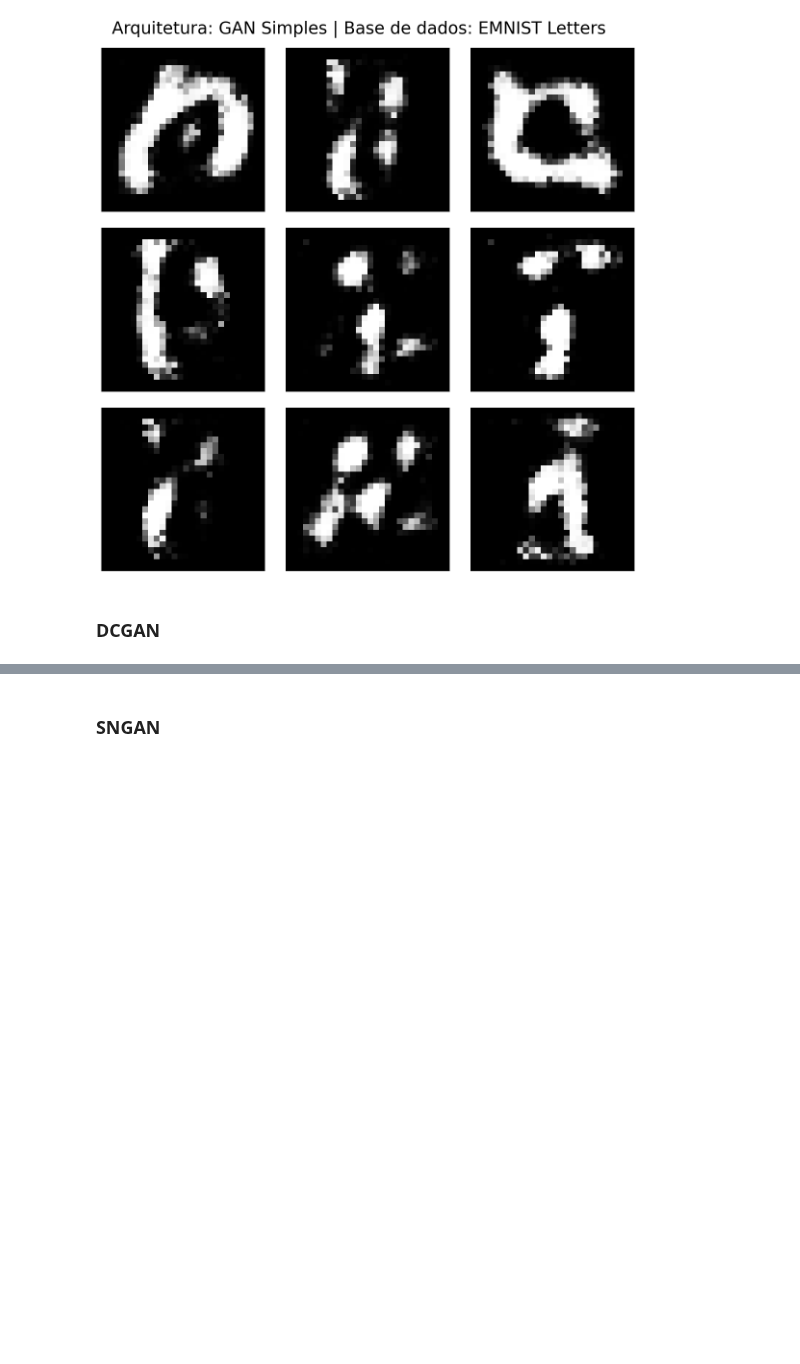
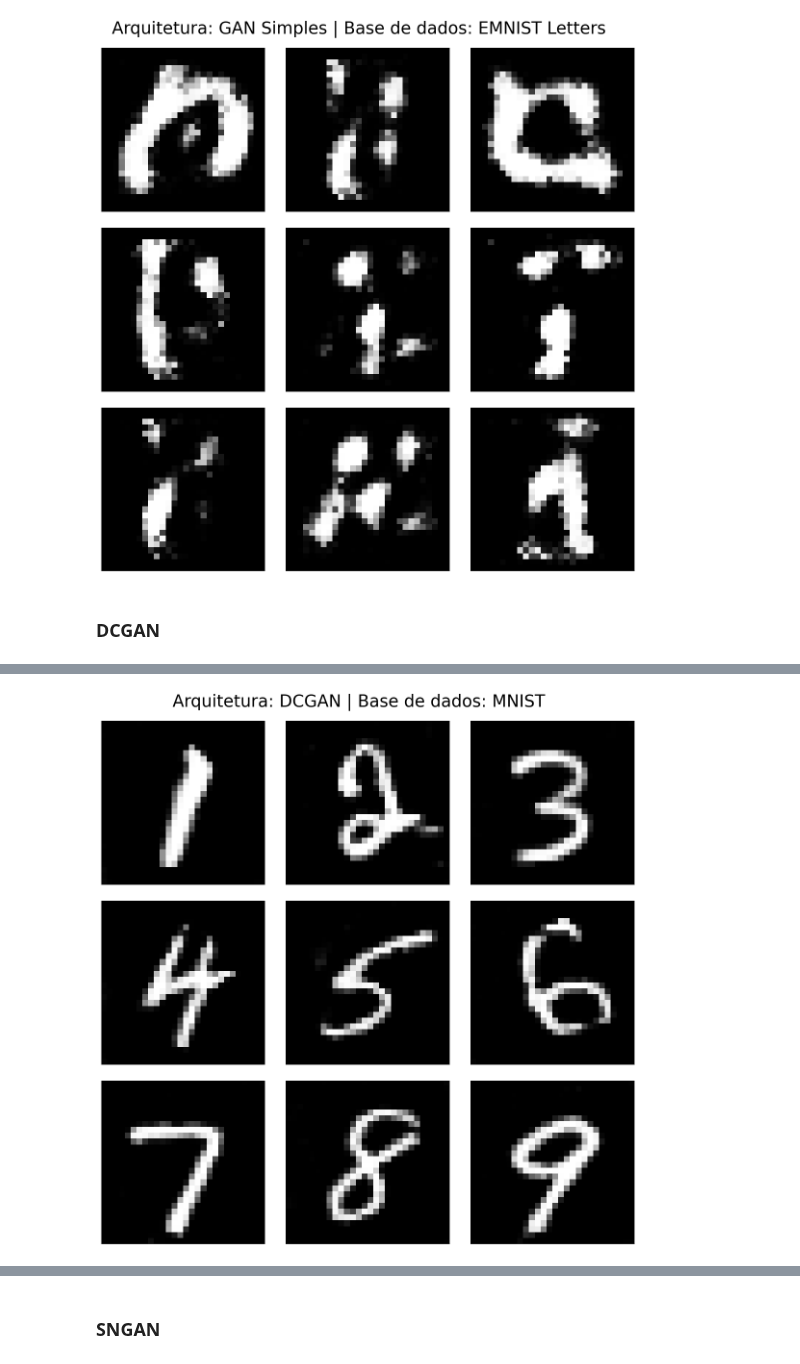
Before and after one commit to Alyssonmach/artificial-augmentation-gans, a Jupyter notebook: article-resources/render-figures.ipynb, the cells around one changed output, grey strips where cells are left out. Drawn from its saved outputs; the diff is of its cells as text; code cells hidden in the pictures; blank space fills up the shorter version.

```diff
--- a/article-resources/render-figures.ipynb
+++ b/article-resources/render-figures.ipynb
@@ -79,0 +126,6 @@ utils.grid_images(image_array = images_arrays_emnist_letters, cmap = 'gray',
+# %%
+utils.grid_images(image_array = images_arrays_mnist, cmap = 'gray',
+                  suptitle = 'Arquitetura: DCGAN | Base de dados: MNIST',
+                  name_fig = 'dcgan_mnist')
+# %% [output]
+[figure, added]
```
Also changed, not shown: parts of 43 cells of this notebook, 1 other file.
